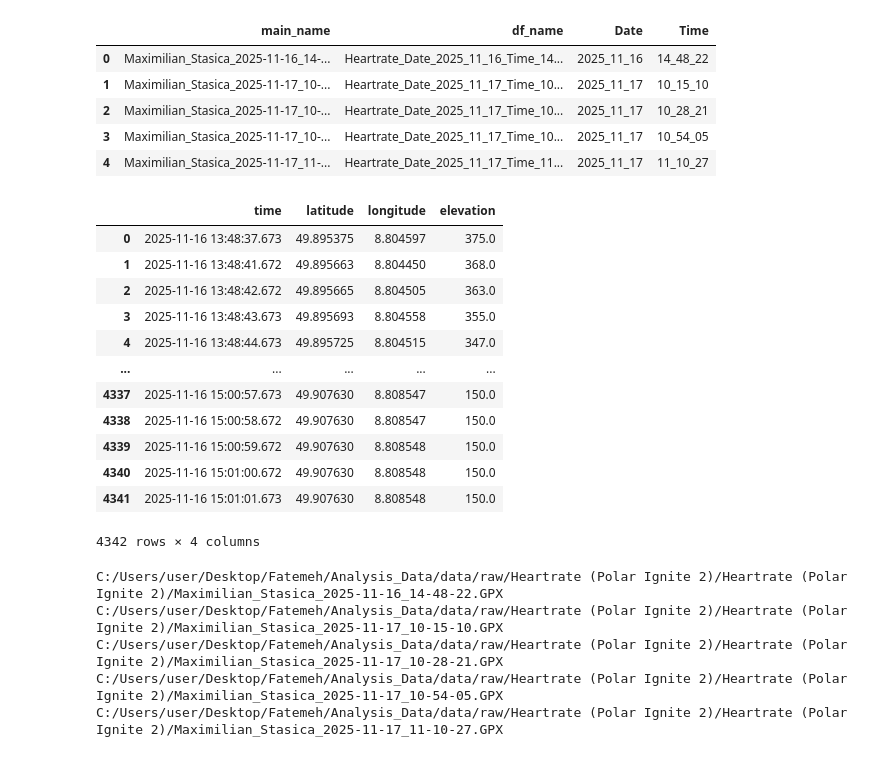
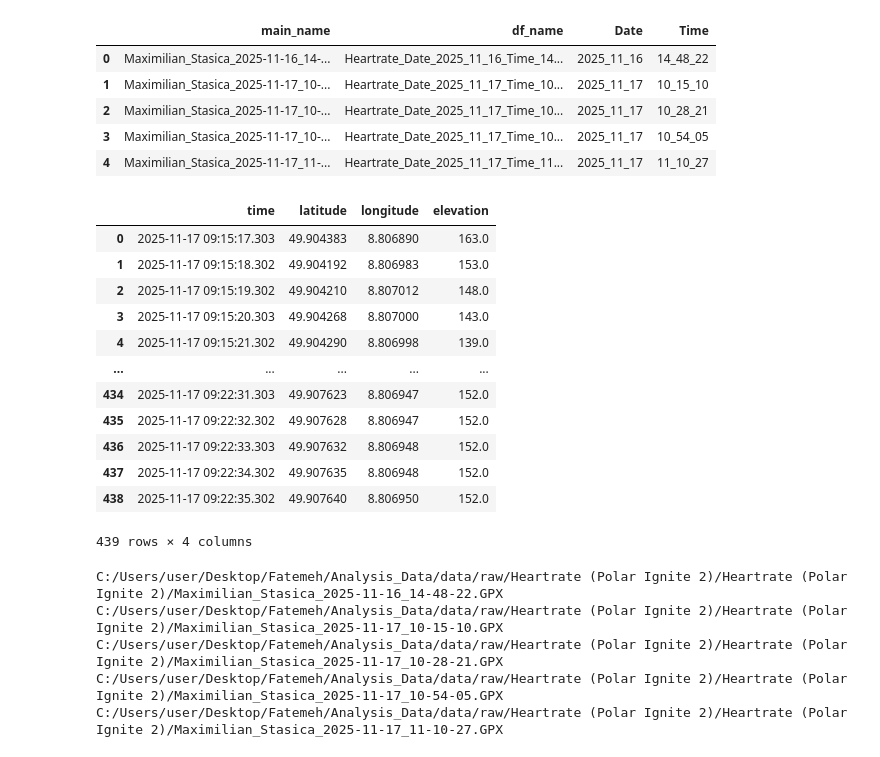
Before and after one commit to Mohsenmohebbi1993/Biomechanik, a Jupyter notebook: notebooks/2. Data and Clear Data.ipynb, the cells around one changed output. Saved outputs shown, nothing was run; the diff lists cells and outputs as text; code cells hidden in the pictures.

Commit message:
creat datafram foot / heart rate / GPX

```diff
--- a/notebooks/2. Data and Clear Data.ipynb
+++ b/notebooks/2. Data and Clear Data.ipynb
@@ -385,42 +385,42 @@ name_Heartrate_df
 # %%
 # GPX Samlep
 
 folder_path = r"C:/Users/user/Desktop/Fatemeh/Analysis_Data/data/raw/Heartrate (Polar Ignite 2)/Heartrate (Polar Ignite 2)"
-file_name = "Maximilian_Stasica_2025-11-16_14-48-22.GPX"
+file_name = "Maximilian_Stasica_2025-11-17_10-15-10.GPX"
 gpx_path = f"{folder_path}/{file_name}"
 
 with open(gpx_path, "r", encoding="utf-8") as f:
     gpx = gpxpy.parse(f)
 
 data = []
 for track in gpx.tracks:
     for segment in track.segments:
         for point in segment.points:
             data.append({
                 "time": point.time,
                 "latitude": point.latitude,
                 "longitude": point.longitude,
                 "elevation": point.elevation
             })
 
 df_GPX = pd.DataFrame(data)
 
 df_GPX["time"] = pd.to_datetime(df_GPX["time"]).dt.tz_localize(None)
 df_GPX
 # %% [output]
 |  | time | latitude | longitude | elevation |
-| 0 | 2025-11-16 13:48:37.673 | 49.895375 | 8.804597 | 375.0 |
-| 1 | 2025-11-16 13:48:41.672 | 49.895663 | 8.804450 | 368.0 |
-| 2 | 2025-11-16 13:48:42.672 | 49.895665 | 8.804505 | 363.0 |
-| 3 | 2025-11-16 13:48:43.673 | 49.895693 | 8.804558 | 355.0 |
-| 4 | 2025-11-16 13:48:44.673 | 49.895725 | 8.804515 | 347.0 |
+| 0 | 2025-11-17 09:15:17.303 | 49.904383 | 8.806890 | 163.0 |
+| 1 | 2025-11-17 09:15:18.302 | 49.904192 | 8.806983 | 153.0 |
+| 2 | 2025-11-17 09:15:19.302 | 49.904210 | 8.807012 | 148.0 |
+| 3 | 2025-11-17 09:15:20.303 | 49.904268 | 8.807000 | 143.0 |
+| 4 | 2025-11-17 09:15:21.302 | 49.904290 | 8.806998 | 139.0 |
 | ... | ... | ... | ... | ... |
-| 4337 | 2025-11-16 15:00:57.673 | 49.907630 | 8.808547 | 150.0 |
-| 4338 | 2025-11-16 15:00:58.672 | 49.907630 | 8.808547 | 150.0 |
-| 4339 | 2025-11-16 15:00:59.672 | 49.907630 | 8.808548 | 150.0 |
-| 4340 | 2025-11-16 15:01:00.672 | 49.907630 | 8.808548 | 150.0 |
-| 4341 | 2025-11-16 15:01:01.673 | 49.907630 | 8.808548 | 150.0 |
+| 434 | 2025-11-17 09:22:31.303 | 49.907623 | 8.806947 | 152.0 |
+| 435 | 2025-11-17 09:22:32.302 | 49.907628 | 8.806947 | 152.0 |
+| 436 | 2025-11-17 09:22:33.303 | 49.907632 | 8.806948 | 152.0 |
+| 437 | 2025-11-17 09:22:34.302 | 49.907635 | 8.806948 | 152.0 |
+| 438 | 2025-11-17 09:22:35.302 | 49.907640 | 8.806950 | 152.0 |
-4342 rows × 4 columns
+439 rows × 4 columns
 # %%
 # read data form
 input_path = r"C:/Users/user/Desktop/Fatemeh/Analysis_Data/data/raw/Heartrate (Polar Ignite 2)/Heartrate (Polar Ignite 2)"
```
Also changed, not shown: parts of 3 cells of this notebook.
